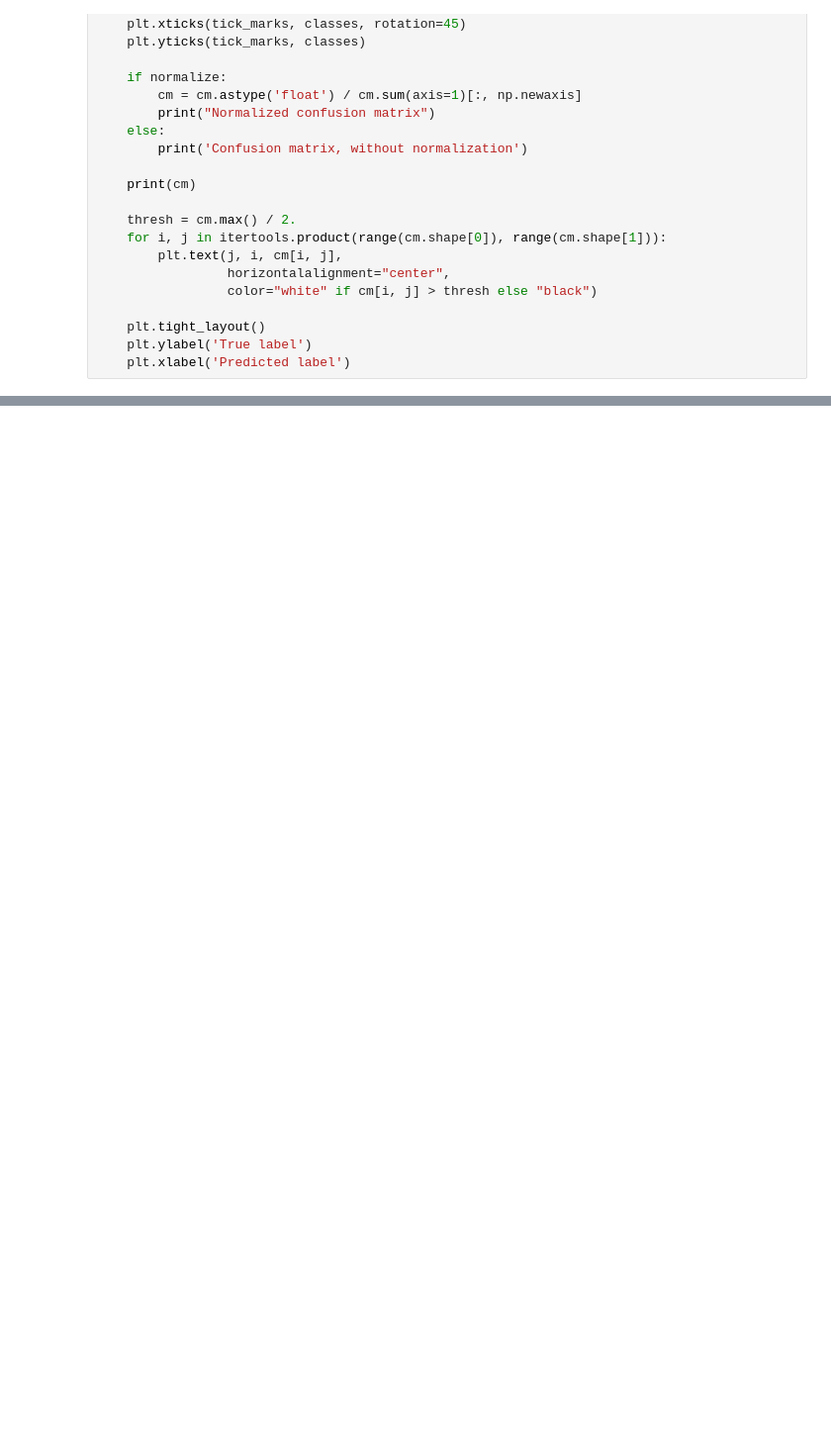
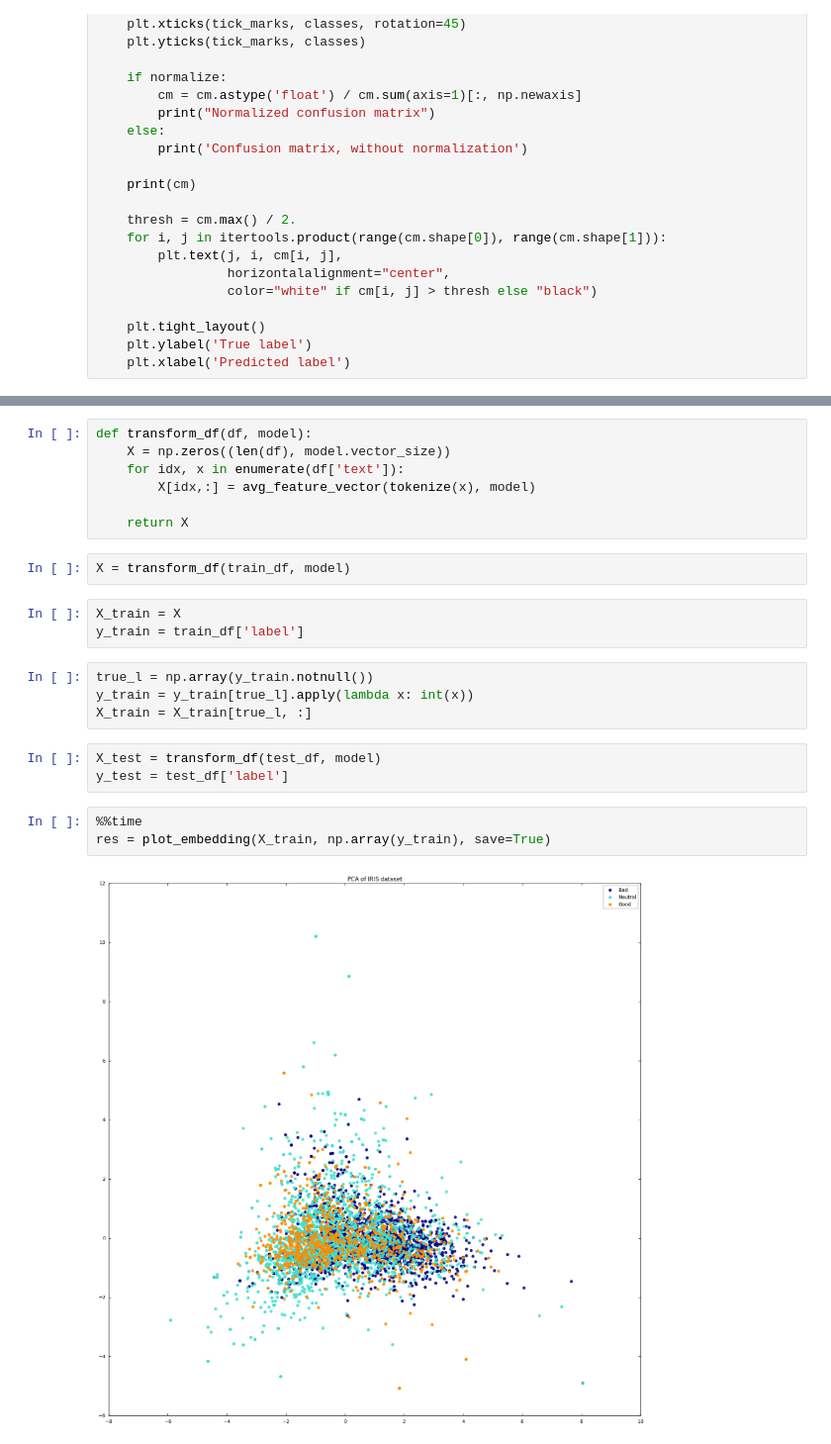
Before and after one commit to ParkinMsu/short_text_sentiment_analysis, a Jupyter notebook: data_analysis.ipynb, the cells around one changed output, grey strips where cells are left out. Shown at 99% size. Cells and saved outputs as stored; diff of their text form; blank space fills up the shorter version.

```diff
--- a/data_analysis.ipynb
+++ b/data_analysis.ipynb
@@ -387,0 +430,24 @@ recall: 0.3333
+# %%
+def transform_df(df, model):
+    X = np.zeros((len(df), model.vector_size))
+    for idx, x in enumerate(df['text']):
+        X[idx,:] = avg_feature_vector(tokenize(x), model)
+
+    return X
+# %%
+X = transform_df(train_df, model)
+# %%
+X_train = X
+y_train = train_df['label']
+# %%
+true_l = np.array(y_train.notnull())
+y_train = y_train[true_l].apply(lambda x: int(x))
+X_train = X_train[true_l, :]
+# %%
+X_test = transform_df(test_df, model)
+y_test = test_df['label']
+# %%
+%%time
+res = plot_embedding(X_train, np.array(y_train), save=True)
+# %% [output]
+[figure, added]
```
Also changed, not shown: parts of 24 cells of this notebook, 3 other files.
